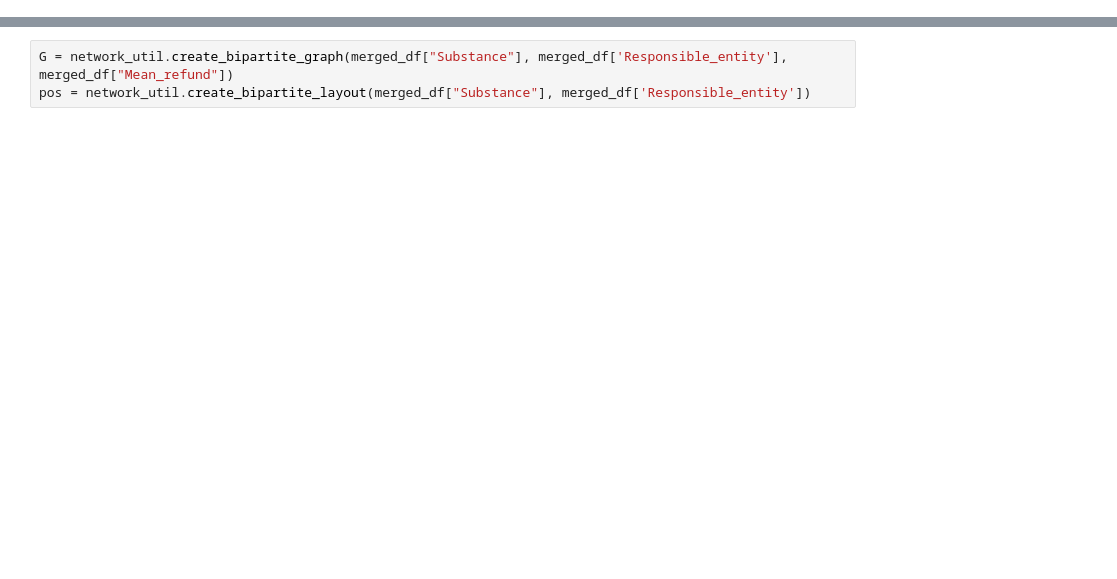
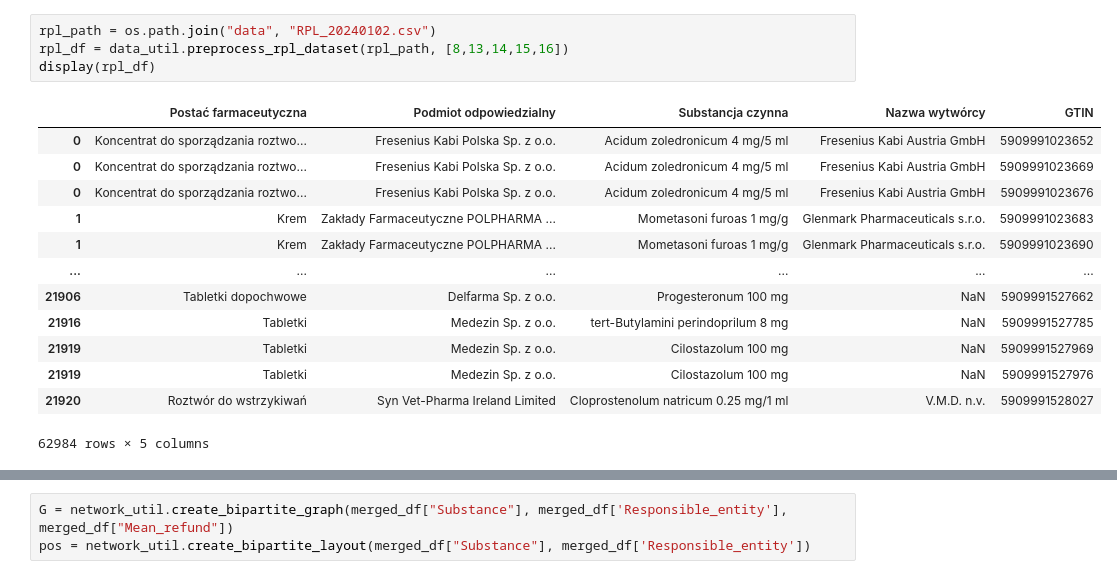
Before and after one commit to GRO4T/TASS_reimbursed_drugs_network_analysis, a Jupyter notebook: analysis.ipynb, the cells around one changed output, grey strips where cells are left out. Drawn from its saved outputs; the diff is of its cells as text; blank space fills up the shorter version.

```diff
--- a/analysis.ipynb
+++ b/analysis.ipynb
@@ -44,3 +26,21 @@ rpl_df["GTIN"] = rpl_df["GTIN"].astype(int)
+# %%
+rpl_path = os.path.join("data", "RPL_20240102.csv")
+rpl_df = data_util.preprocess_rpl_dataset(rpl_path, [8,13,14,15,16])
+display(rpl_df)
+# %% [output]
+|  | Postać farmaceutyczna | Podmiot odpowiedzialny | Substancja czynna | Nazwa wytwórcy | GTIN |
+| 0 | Koncentrat do sporządzania roztwo... | Fresenius Kabi Polska Sp. z o.o. | Acidum zoledronicum 4 mg/5 ml | Fresenius Kabi Austria GmbH | 5909991023652 |
+| 0 | Koncentrat do sporządzania roztwo... | Fresenius Kabi Polska Sp. z o.o. | Acidum zoledronicum 4 mg/5 ml | Fresenius Kabi Austria GmbH | 5909991023669 |
+| 0 | Koncentrat do sporządzania roztwo... | Fresenius Kabi Polska Sp. z o.o. | Acidum zoledronicum 4 mg/5 ml | Fresenius Kabi Austria GmbH | 5909991023676 |
+| 1 | Krem | Zakłady Farmaceutyczne POLPHARMA ... | Mometasoni furoas 1 mg/g | Glenmark Pharmaceuticals s.r.o. | 5909991023683 |
+| 1 | Krem | Zakłady Farmaceutyczne POLPHARMA ... | Mometasoni furoas 1 mg/g | Glenmark Pharmaceuticals s.r.o. | 5909991023690 |
+| ... | ... | ... | ... | ... | ... |
+| 21906 | Tabletki dopochwowe | Delfarma Sp. z o.o. | Progesteronum 100 mg | NaN | 5909991527662 |
+| 21916 | Tabletki | Medezin Sp. z o.o. | tert-Butylamini perindoprilum 8 mg | NaN | 5909991527785 |
+| 21919 | Tabletki | Medezin Sp. z o.o. | Cilostazolum 100 mg | NaN | 5909991527969 |
+| 21919 | Tabletki | Medezin Sp. z o.o. | Cilostazolum 100 mg | NaN | 5909991527976 |
+| 21920 | Roztwór do wstrzykiwań | Syn Vet-Pharma Ireland Limited | Cloprostenolum natricum 0.25 mg/1 ml | V.M.D. n.v. | 5909991528027 |
+62984 rows × 5 columns
 # %%
 merged_df = pd.merge(reimbursed_medicines_df, rpl_df, how="inner", left_on="GTIN", right_on="GTIN")
 merged_df = merged_df.rename(
```
Also changed, not shown: parts of 10 cells of this notebook, 1 other file.
